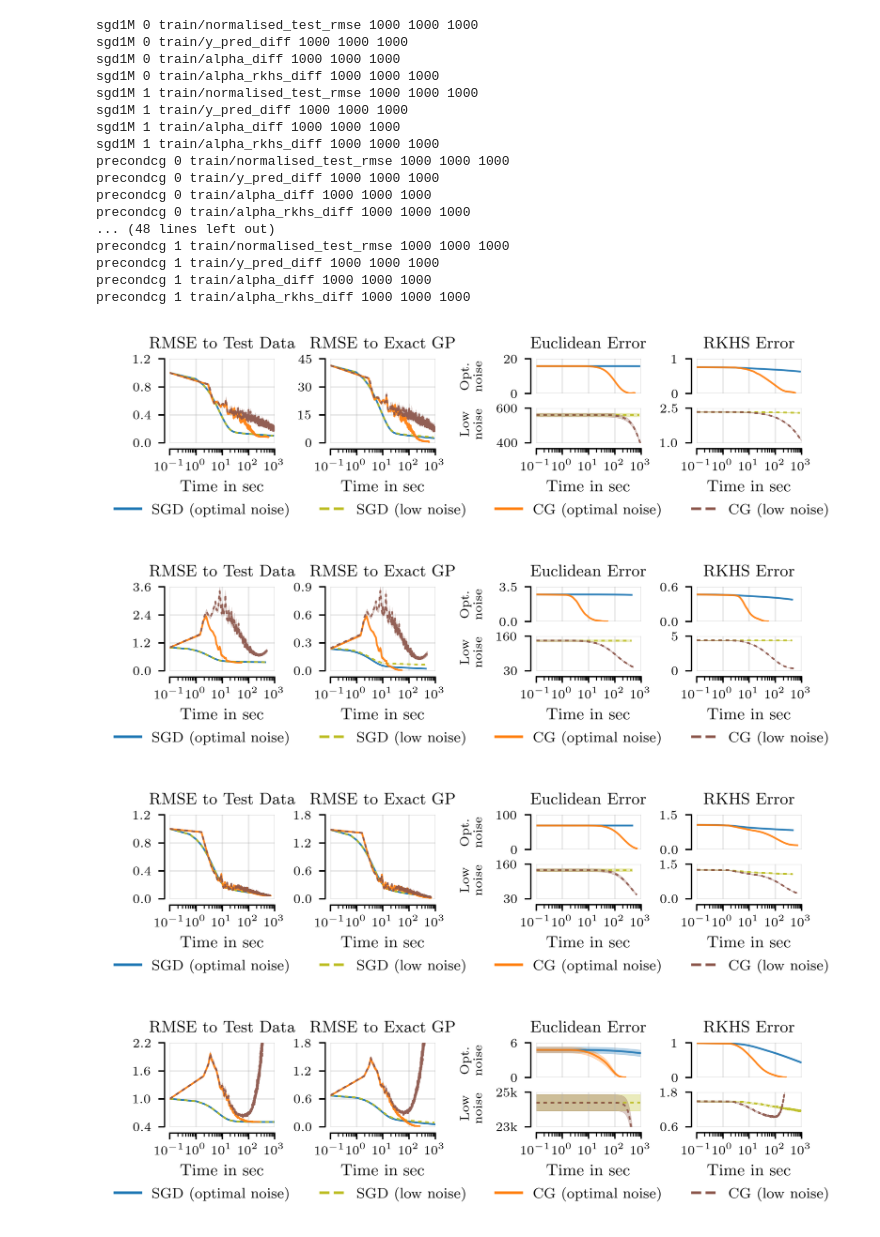
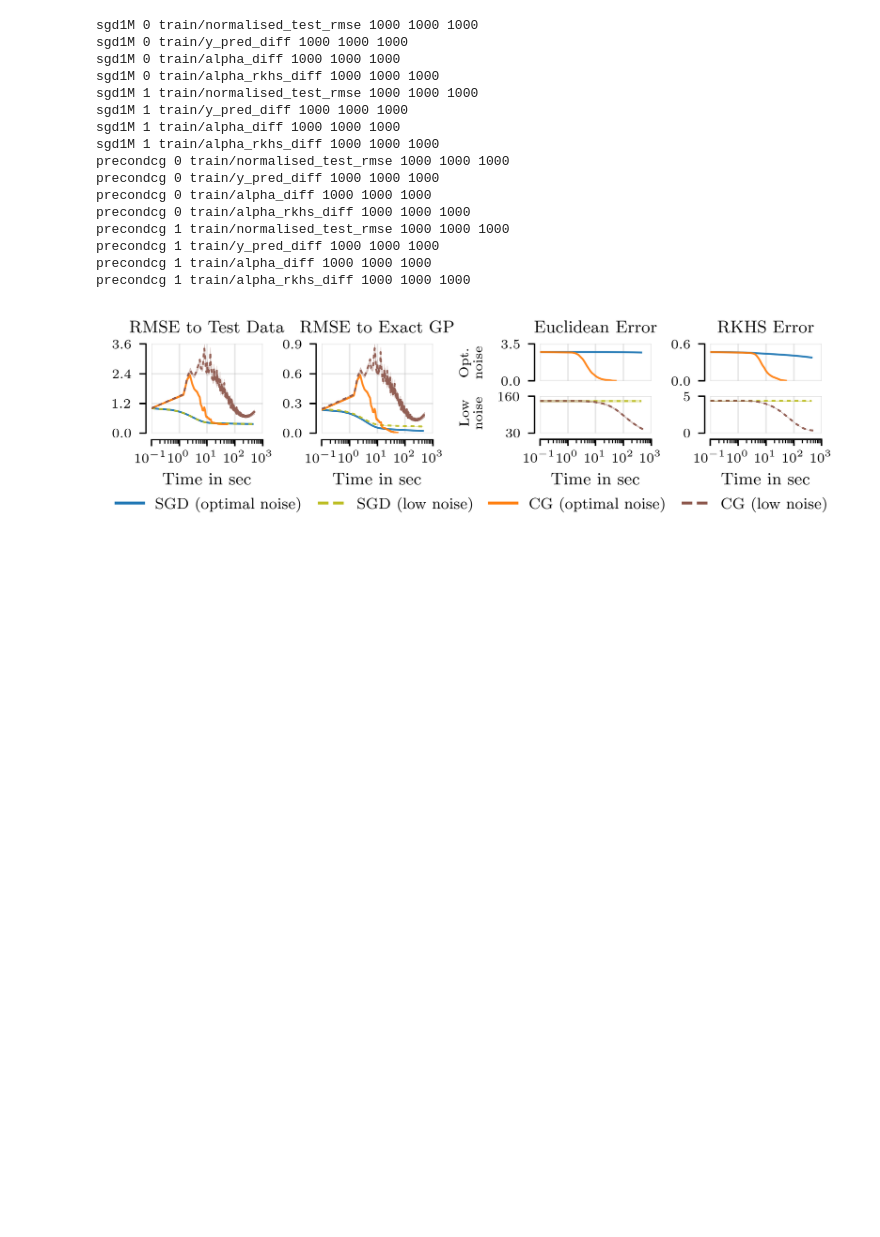
Before and after one commit to cambridge-mlg/sgd-gp, a Jupyter notebook: scalable_gps/notebooks/exact_metrics_plots.ipynb, the cells around one changed output. Saved outputs shown, nothing was run; the diff lists cells and outputs as text; code cells hidden in the pictures; blank space fills up the shorter version.

Commit message:
figure tweaks

```diff
--- a/scalable_gps/notebooks/exact_metrics_plots.ipynb
+++ b/scalable_gps/notebooks/exact_metrics_plots.ipynb
@@ -242,8 +245,8 @@ for model in models:
         ls = get_linestyle(override_noise_idx)
         legend_handles.append(Line2D([], [], color=c, label=label, linestyle=ls))
 
-for dataset in datasets:
-# for dataset in ['protein']:
+# for dataset in datasets:
+for dataset in ['elevators']:
     fig = plt.figure(dpi=400, figsize=[text_width, 0.17 * text_height])
     gs = GridSpec(2, 5, figure=fig, width_ratios=[1, 1, -0.1, 1, 1])
     xlim = (0.1, max_time)
@@ -311,39 +314,35 @@ for dataset in datasets:
                     err = err[::10]
                 if time.shape[0] == 10000:
                     time = time[::10]
                 print(model, override_noise_idx, metric, mean.shape[0], err.shape[0], time.shape[0])
 
                 errorfill(ax, time, mean, err, color=c, alpha_line=alpha_line, linestyle=ls, dashes=(2, 2))
 
-    fig.legend(handles=legend_handles, ncols=4, loc='center', bbox_to_anchor=(0.5, 0.04), handlelength=1.8, fontsize=8, frameon=False)
+    fig.legend(handles=legend_handles, ncols=4, loc='center', bbox_to_anchor=(0.5, 0.04), handlelength=1.8, fontsize=8, frameon=False, columnspacing=1)
     fig.text(0.5, 0.65, "Opt.\nnoise", rotation=90, horizontalalignment='center', fontsize=7)
     fig.text(0.5, 0.41, "Low\nnoise", rotation=90, horizontalalignment='center', fontsize=7)
 
     fig.tight_layout(w_pad=0.5, h_pad=0.2)
     fig.savefig(f"../../figures/exact_metrics_{dataset}.pdf", bbox_inches='tight', pad_inches=0.01)
     fig.savefig(f"../../figures/exact_metrics_{dataset}.png", bbox_inches='tight', pad_inches=0.01)
 # %% [output]
 sgd1M 0 train/normalised_test_rmse 1000 1000 1000
 sgd1M 0 train/y_pred_diff 1000 1000 1000
 sgd1M 0 train/alpha_diff 1000 1000 1000
 sgd1M 0 train/alpha_rkhs_diff 1000 1000 1000
 sgd1M 1 train/normalised_test_rmse 1000 1000 1000
 sgd1M 1 train/y_pred_diff 1000 1000 1000
 sgd1M 1 train/alpha_diff 1000 1000 1000
 sgd1M 1 train/alpha_rkhs_diff 1000 1000 1000
 precondcg 0 train/normalised_test_rmse 1000 1000 1000
 precondcg 0 train/y_pred_diff 1000 1000 1000
 precondcg 0 train/alpha_diff 1000 1000 1000
 precondcg 0 train/alpha_rkhs_diff 1000 1000 1000
-... (48 lines left out)
 precondcg 1 train/normalised_test_rmse 1000 1000 1000
 precondcg 1 train/y_pred_diff 1000 1000 1000
 precondcg 1 train/alpha_diff 1000 1000 1000
 precondcg 1 train/alpha_rkhs_diff 1000 1000 1000
-[figure, old version]
+[figure, new version]
-[figure, removed]
-[figure, removed]
-[figure, removed]
 # %%
 # appendix figure with all datasets
 
```
Also changed, not shown: parts of 2 cells of this notebook, 3 other files.
